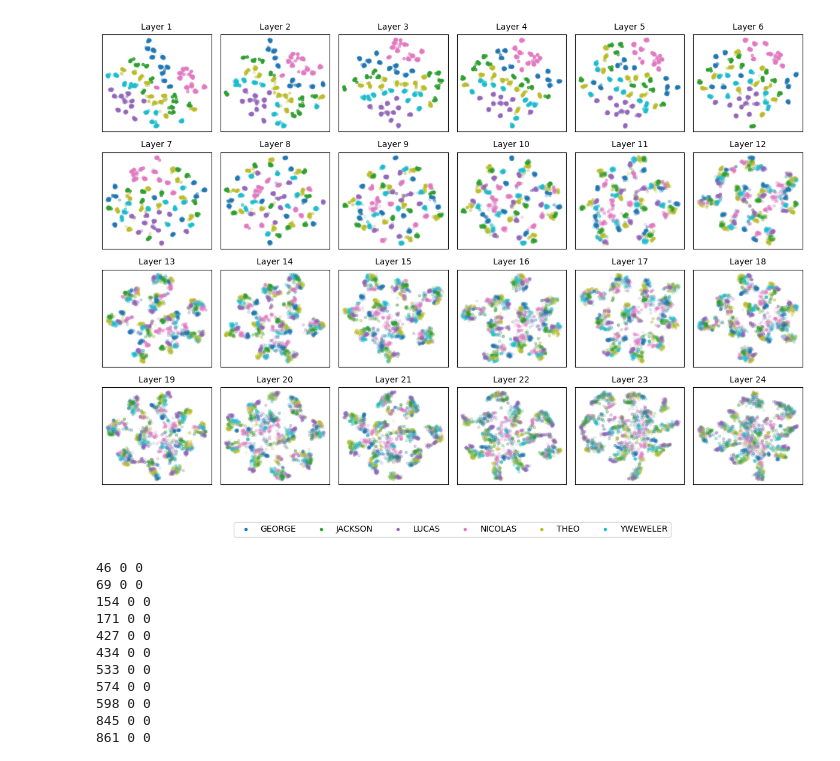
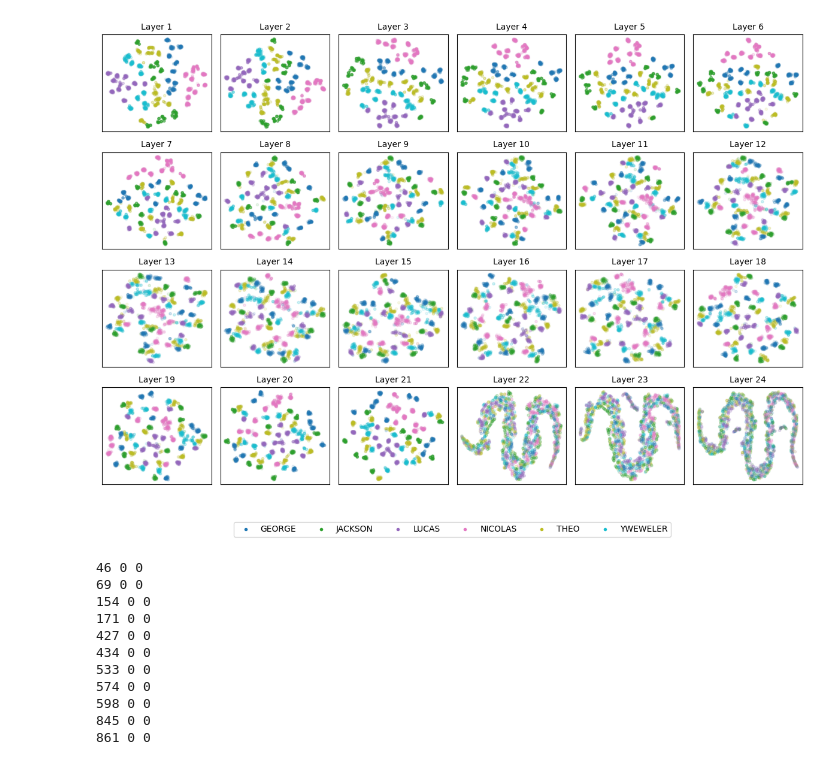
Before and after one commit to badrex/explore.speech.wav2vec2, a Jupyter notebook: cross_category_probing.ipynb, the cells around one changed output. Drawn from its saved outputs; the diff is of its cells as text; code cells hidden in the pictures.

```diff
--- a/cross_category_probing.ipynb
+++ b/cross_category_probing.ipynb
@@ -6,9 +6,9 @@ import seaborn as sns
 from collections import defaultdict
 from sklearn.manifold import TSNE
 # %%
-# import pickle
+import pickle
 
-# file_path = "../w2v2_vectors/layer_reprs_large_ft.pkl"
+file_path = "../wav2vec2_vectors/layer_reprs_large_pt.pkl"
 
-# with open(file_path, "rb") as file:
-#     layer_reprs = pickle.load(file)
+with open(file_path, "rb") as file:
+    layer_reprs = pickle.load(file)
@@ -22,7 +15,7 @@ with open(file_path, "rb") as file:
 # %%
 import os
 
-audio_folder = '/home/badr/explore_wav2vec/spoken_digit/speech_data'
+audio_folder = 'spoken_digit/speech_data'
 audio_files = []
 
 for file in os.listdir(audio_folder):
@@ -104,7 +97,7 @@ def calculate_tsne_layer_representations(layer_reprs):
     return tsne_layer_representations
 # %%
 
-def plot_tsne(tsne_representation, labels, label2word):
+def plot_tsne(tsne_representation, labels, label2word, figsave_name):
     """
     Plots 2D t-SNE representations for each layer.
 
@@ -160,10 +153,10 @@ def plot_tsne(tsne_representation, labels, label2word):
             markerfacecolor=scatter.get_cmap()(scatter.norm(label)), markersize=10) for label in np.unique(labels)
         ]
 
-    fig.legend(legend_handles, legend_labels, loc='lower center', ncol=len(legend_labels), bbox_to_anchor=(0.5, -0.1))
+    fig.legend(legend_handles, legend_labels, loc='lower center', ncol=len(legend_labels), bbox_to_anchor=(0.5, -0.05))
 
     fig.tight_layout()
-
+    fig.savefig('Figures/' + figsave_name, dpi=300)
     plt.show()
 # %%
-tsne_layer_representations_large_ft = calculate_tsne_layer_representations(layer_reprs)
+tsne_layer_representations_large_pt = calculate_tsne_layer_representations(layer_reprs)
@@ -182,9 +173,10 @@ speaker_ids_encoded = label_encoder.fit_transform(speaker_ids)
 # %%
 spkr2word = {i: spkr for (i, spkr) in enumerate(np.unique(speaker_ids))}
 
-plot_tsne(tsne_layer_representations_large_ft, speaker_ids_encoded, spkr2word)
+#plot_tsne(tsne_layer_representations_large_pt, labels, digit2word, 'w2v2_large_pt.png')
+plot_tsne(tsne_layer_representations_large_ft, speaker_ids_encoded, spkr2word, 'w2v2_large_pt_spkr.png')
 # %% [output]
-[figure, old version]
+[figure, new version]
 # %%
 k = 0
 
```
Also changed, not shown: parts of 4 cells of this notebook, 1 other file.
